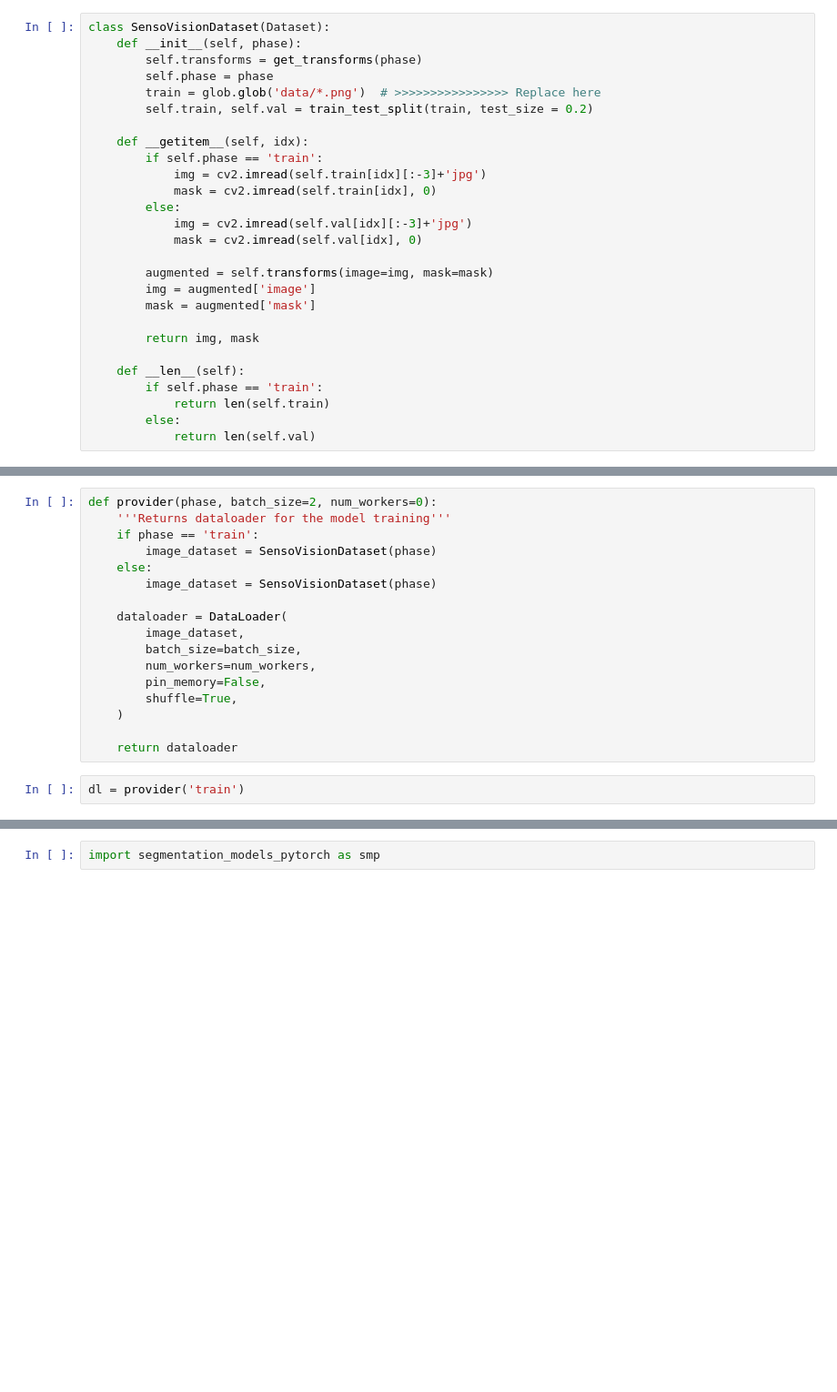
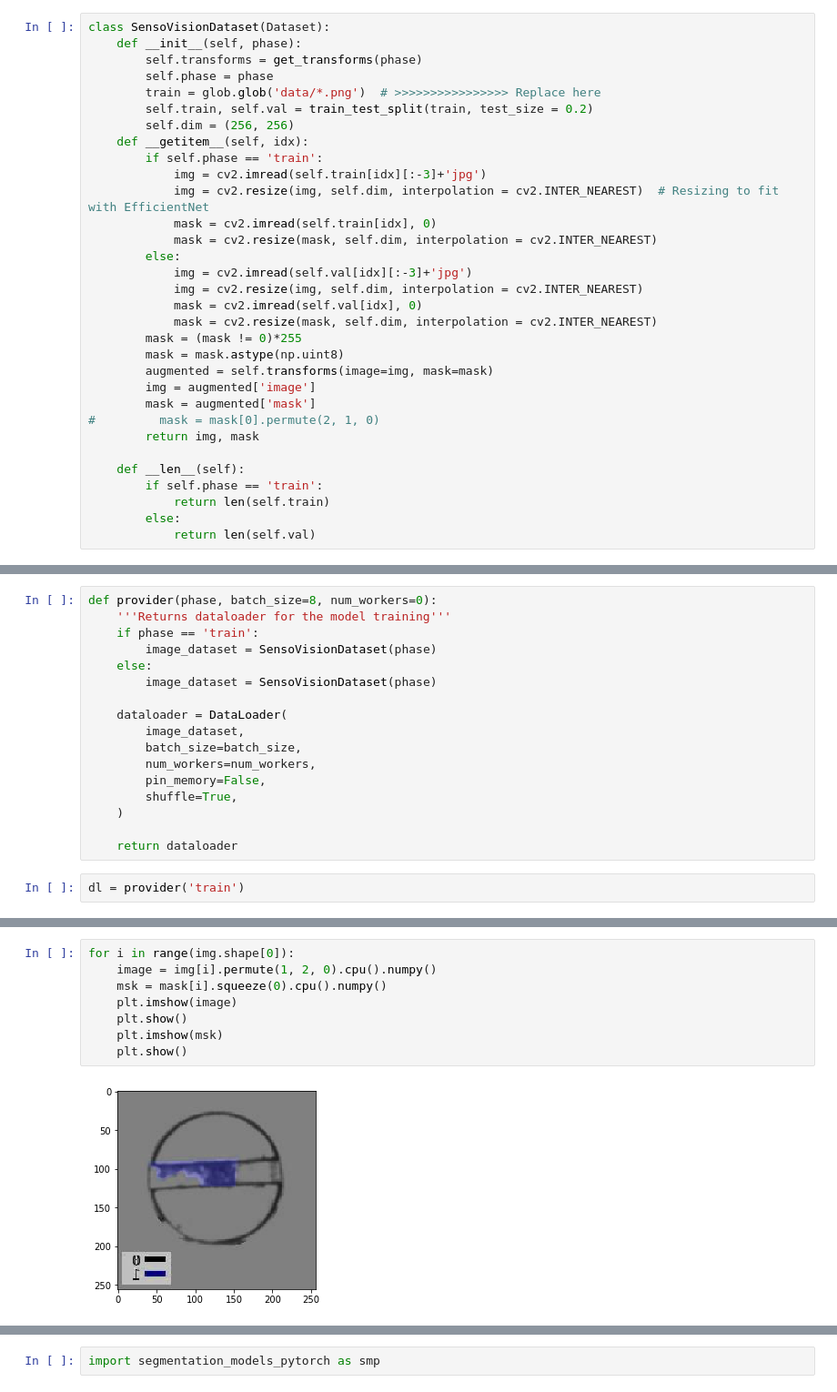
Before and after one commit to AryanRaj315/SensoVision_Segmentation, a Jupyter notebook: Train.ipynb, the cells around one changed output, grey strips where cells are left out. Shown at 91% size. Drawn from its saved outputs; the diff is of its cells as text; blank space fills up the shorter version.

```diff
--- a/Train.ipynb
+++ b/Train.ipynb
@@ -66,19 +66,24 @@ class SensoVisionDataset(Dataset):
         self.phase = phase
         train = glob.glob('data/*.png')  # >>>>>>>>>>>>>>>> Replace here
         self.train, self.val = train_test_split(train, test_size = 0.2)
-
+        self.dim = (256, 256)
     def __getitem__(self, idx):
         if self.phase == 'train':
             img = cv2.imread(self.train[idx][:-3]+'jpg')
+            img = cv2.resize(img, self.dim, interpolation = cv2.INTER_NEAREST)  # Resizing to fit with EfficientNet
             mask = cv2.imread(self.train[idx], 0)
+            mask = cv2.resize(mask, self.dim, interpolation = cv2.INTER_NEAREST)
         else:
             img = cv2.imread(self.val[idx][:-3]+'jpg')
+            img = cv2.resize(img, self.dim, interpolation = cv2.INTER_NEAREST)
             mask = cv2.imread(self.val[idx], 0)
-
+            mask = cv2.resize(mask, self.dim, interpolation = cv2.INTER_NEAREST)
+        mask = (mask != 0)*255
+        mask = mask.astype(np.uint8)
         augmented = self.transforms(image=img, mask=mask)
         img = augmented['image']
         mask = augmented['mask']
-
+#         mask = mask[0].permute(2, 1, 0)
         return img, mask
 
     def __len__(self):
@@ -103,7 +108,7 @@ def get_transforms(phase):
     list_trfms = Compose(list_transforms)
     return list_trfms
 # %%
-def provider(phase, batch_size=2, num_workers=0):
+def provider(phase, batch_size=8, num_workers=0):
     '''Returns dataloader for the model training'''
     if phase == 'train':
         image_dataset = SensoVisionDataset(phase)
@@ -131,0 +137,10 @@ torch.Size([2, 1, 200, 200])
+# %%
+for i in range(img.shape[0]):
+    image = img[i].permute(1, 2, 0).cpu().numpy()
+    msk = mask[i].squeeze(0).cpu().numpy()
+    plt.imshow(image)
+    plt.show()
+    plt.imshow(msk)
+    plt.show()
+# %% [output]
+[figure, added]
```
Also changed, not shown: parts of 10 cells of this notebook.
